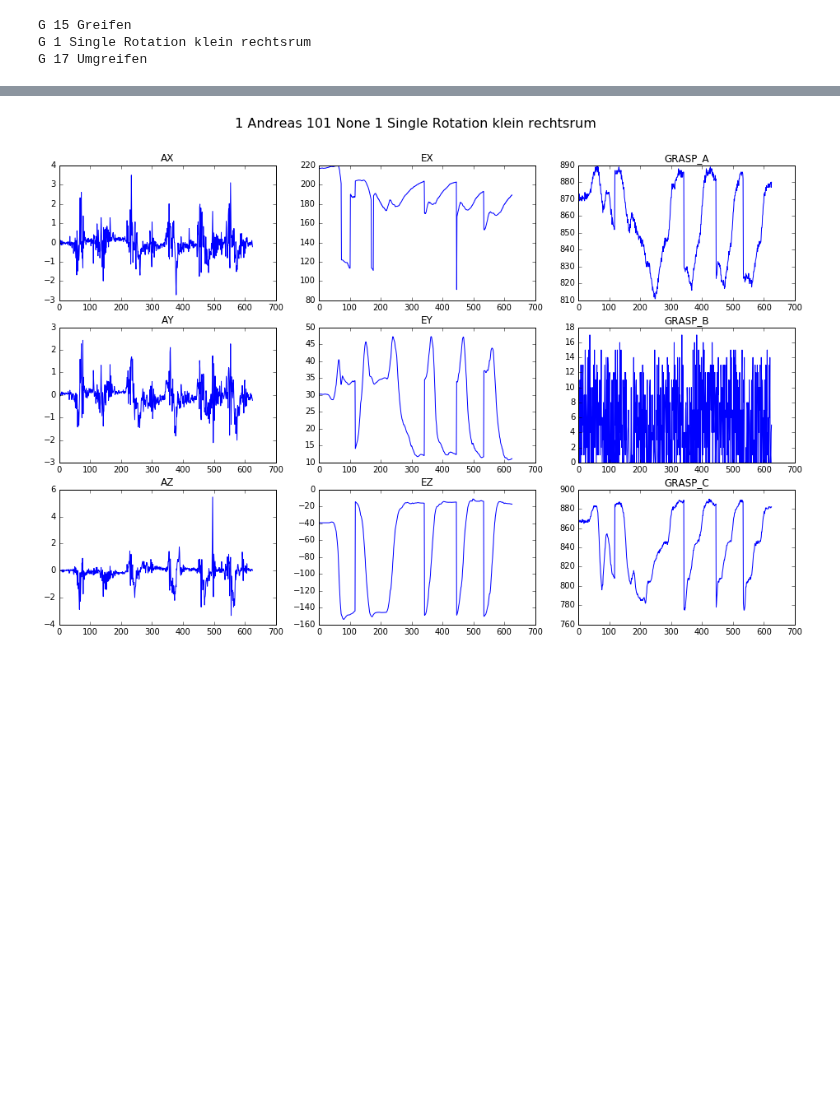
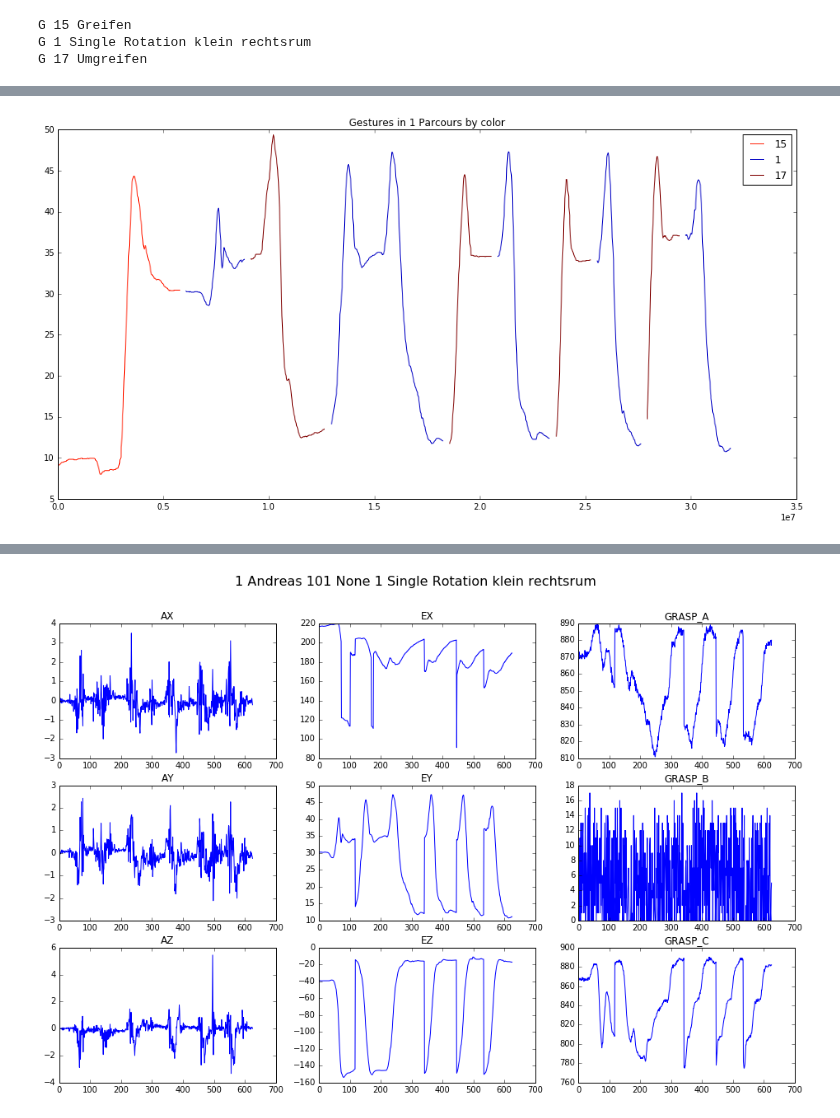
Before and after one commit to Make-O-Matic/MOM-Engine, a Jupyter notebook: data_preprocess_TU.ipynb, the cells around one changed output, grey strips where cells are left out. Saved outputs shown, nothing was run; the diff lists cells and outputs as text; code cells hidden in the pictures; blank space fills up the shorter version.

Commit message:
visualize gestures and nestures with different color

```diff
--- a/data_preprocess_TU.ipynb
+++ b/data_preprocess_TU.ipynb
@@ -767,3 +789,6 @@ for g in gest_list:
 G 15 Greifen
 G 1 Single Rotation klein rechtsrum
 G 17 Umgreifen
+# %%
+var = 'EY'
+mydata.head()
@@ -769,0 +804,28 @@ G 17 Umgreifen
+# %%
+# define color map
+n_gestures = len(gestures_df)
+colors = matplotlib.cm.jet(np.linspace(0, 1, n_gestures))
+# %%
+#print "Plot of gestures in 1 Parcours by different colours:"
+
+group_data = mydata.groupby(('Parcours','Parcours_Step'))
+
+plt.figure(figsize=(16,8))
+
+for idx, group_df in group_data:
+    gest_list = group_df['Gesture'].unique()
+    if len(gest_list) != 1:
+        raise ValueError("More than 1 gesture in parcours step:" + str(gest_list))
+
+    gest = gest_list[0]
+    color = tuple(colors[gest])
+    plt.plot(group_df['TimeStamp'], group_df[var], color=color, label=str(gest))
+
+# resorting lables in an OrderedDict as they would be repeated otherwise
+handles, labels = plt.gca().get_legend_handles_labels()
+by_label = OrderedDict(zip(labels, handles))
+plt.legend(by_label.values(), by_label.keys())  # loc='upper left')
+plt.title("Gestures in 1 Parcours by color")
+pass
+# %% [output]
+[figure, added]
```
Also changed, not shown: parts of 10 cells of this notebook.
